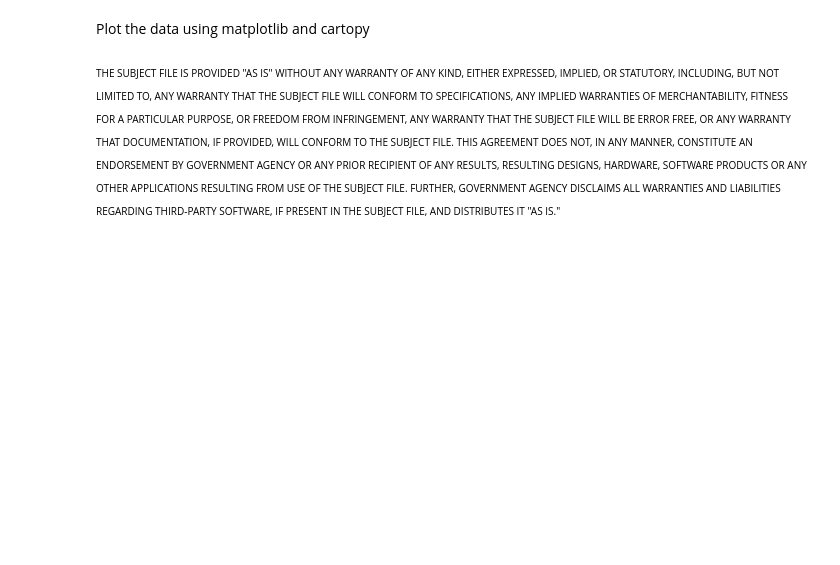
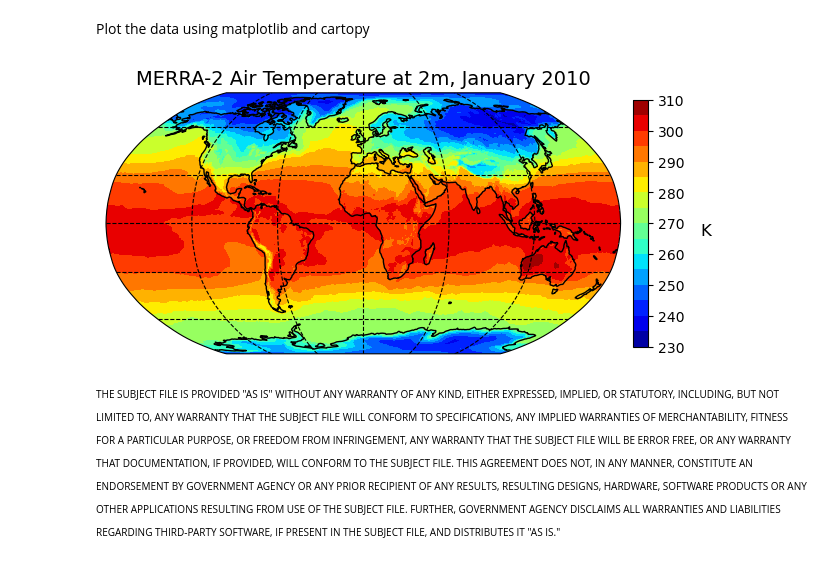
Before and after one commit to nasa/gesdisc-tutorials, a Jupyter notebook: notebooks/How_to_Read_and_Plot_NetCDF_MERRA-2_data_in_Python.ipynb, the cells around one changed output. Saved outputs shown, nothing was run; the diff lists cells and outputs as text; code cells hidden in the pictures; blank space fills up the shorter version.

```diff
--- a/notebooks/How_to_Read_and_Plot_NetCDF_MERRA-2_data_in_Python.ipynb
+++ b/notebooks/How_to_Read_and_Plot_NetCDF_MERRA-2_data_in_Python.ipynb
@@ -66,18 +83,20 @@ Plot the data using matplotlib and cartopy
 # %%
 # Set the figure size, projection, and extent
 fig = plt.figure(figsize=(8,4))
 ax = plt.axes(projection=ccrs.Robinson())
 ax.set_global()
-ax.coastlines(resolution="110m",linewidth=1)
+ax.coastlines(resolution="110m",linewidth=1,zorder=5)
 ax.gridlines(linestyle='--',color='black')
 
 # Set contour levels, then draw the plot and a colorbar
 clevs = np.arange(230,311,5)
 plt.contourf(lon, lat, T2M, clevs, transform=ccrs.PlateCarree(),cmap=plt.cm.jet)
 plt.title('MERRA-2 Air Temperature at 2m, January 2010', size=14)
 cb = plt.colorbar(ax=ax, orientation="vertical", pad=0.02, aspect=16, shrink=0.8)
 cb.set_label('K',size=12,rotation=0,labelpad=15)
 cb.ax.tick_params(labelsize=10)
+# %% [output]
+[figure, added]
 # %%
 # Save the figure as a PNG image
 fig.savefig('MERRA2_t2m.png', format='png', dpi=100)
```
Also changed, not shown: parts of 5 cells of this notebook.
